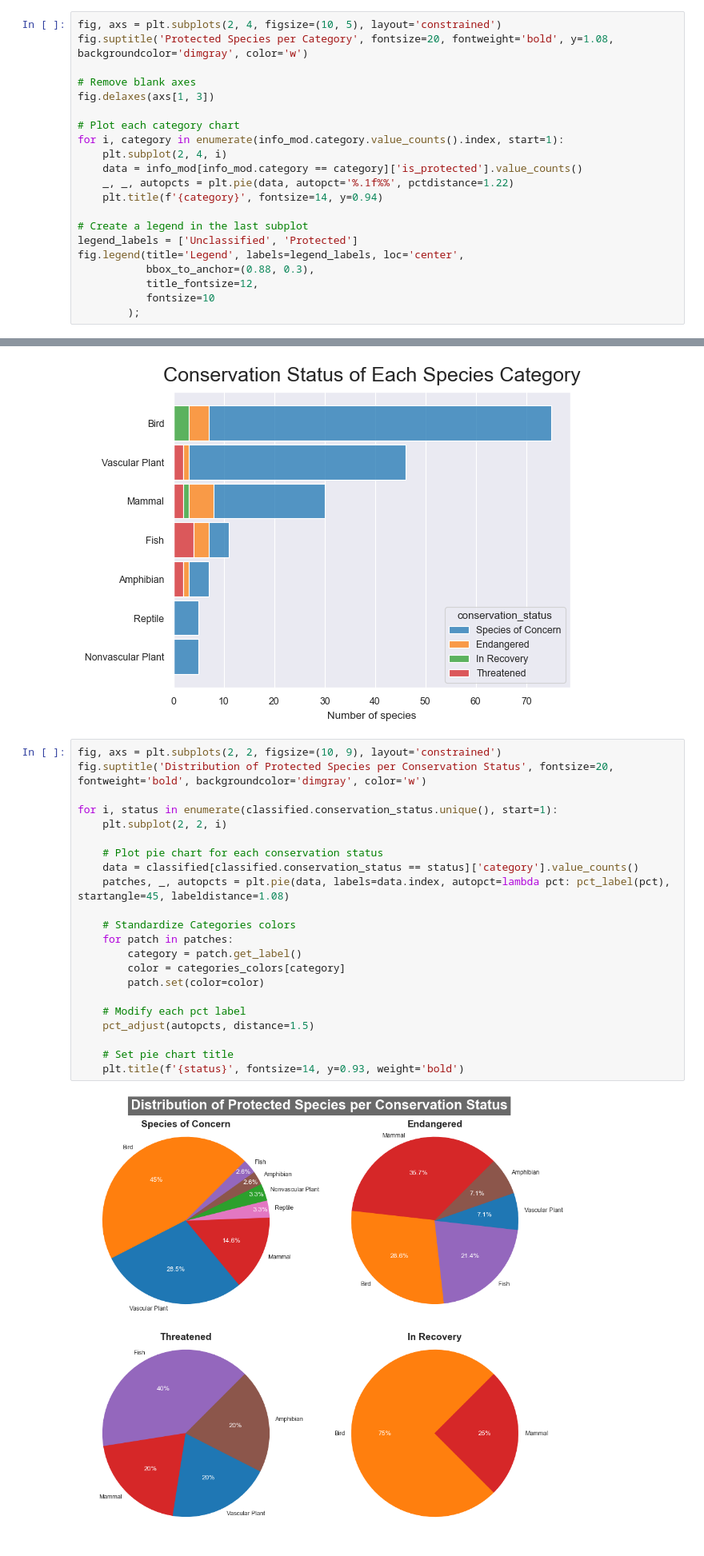
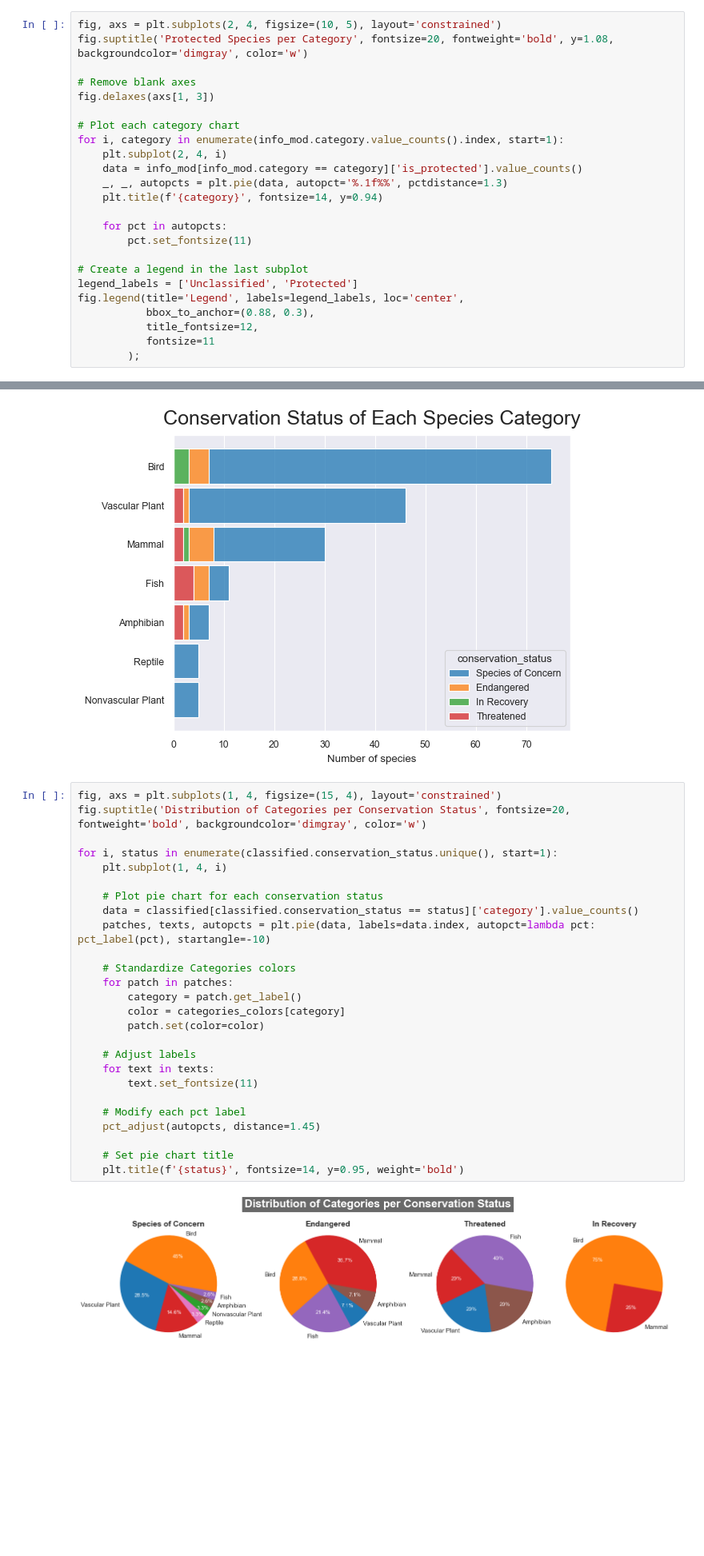
Before and after one commit to bcbmotta/biodiversity-project, a Jupyter notebook: Code/biodiversity.ipynb, the cells around one changed output, grey strips where cells are left out. Shown at 80% size. Saved outputs shown, nothing was run; the diff lists cells and outputs as text; blank space fills up the shorter version.

```diff
--- a/Code/biodiversity.ipynb
+++ b/Code/biodiversity.ipynb
@@ -251,14 +260,17 @@ fig.delaxes(axs[1, 3])
 for i, category in enumerate(info_mod.category.value_counts().index, start=1):
     plt.subplot(2, 4, i)
     data = info_mod[info_mod.category == category]['is_protected'].value_counts()
-    _, _, autopcts = plt.pie(data, autopct='%.1f%%', pctdistance=1.22)
+    _, _, autopcts = plt.pie(data, autopct='%.1f%%', pctdistance=1.3)
     plt.title(f'{category}', fontsize=14, y=0.94)
+
+    for pct in autopcts:
+        pct.set_fontsize(11)
 
 # Create a legend in the last subplot
 legend_labels = ['Unclassified', 'Protected']
 fig.legend(title='Legend', labels=legend_labels, loc='center',
            bbox_to_anchor=(0.88, 0.3),
            title_fontsize=12,
-           fontsize=10
+           fontsize=11
         );
 # %% [output]
@@ -277,29 +289,33 @@ plt.xlabel('Number of species');
 # %% [output]
 [figure]
 # %%
-fig, axs = plt.subplots(2, 2, figsize=(10, 9), layout='constrained')
-fig.suptitle('Distribution of Protected Species per Conservation Status', fontsize=20, fontweight='bold', backgroundcolor='dimgray', color='w')
+fig, axs = plt.subplots(1, 4, figsize=(15, 4), layout='constrained')
+fig.suptitle('Distribution of Categories per Conservation Status', fontsize=20, fontweight='bold', backgroundcolor='dimgray', color='w')
 
 for i, status in enumerate(classified.conservation_status.unique(), start=1):
-    plt.subplot(2, 2, i)
+    plt.subplot(1, 4, i)
 
     # Plot pie chart for each conservation status
     data = classified[classified.conservation_status == status]['category'].value_counts()
-    patches, _, autopcts = plt.pie(data, labels=data.index, autopct=lambda pct: pct_label(pct), startangle=45, labeldistance=1.08)
+    patches, texts, autopcts = plt.pie(data, labels=data.index, autopct=lambda pct: pct_label(pct), startangle=-10)
 
     # Standardize Categories colors
     for patch in patches:
         category = patch.get_label()
         color = categories_colors[category]
         patch.set(color=color)
 
+    # Adjust labels
+    for text in texts:
+        text.set_fontsize(11)
+
     # Modify each pct label
-    pct_adjust(autopcts, distance=1.5)
+    pct_adjust(autopcts, distance=1.45)
 
     # Set pie chart title
-    plt.title(f'{status}', fontsize=14, y=0.93, weight='bold')
+    plt.title(f'{status}', fontsize=14, y=0.95, weight='bold')
 # %% [output]
-[figure, old version]
+[figure, new version]
 # %%
 # Plot observations per park
 observations_count = obs.groupby('park_name').observations.sum().sort_values(ascending=False)
```
Also changed, not shown: parts of 6 cells of this notebook, 3 other files.
